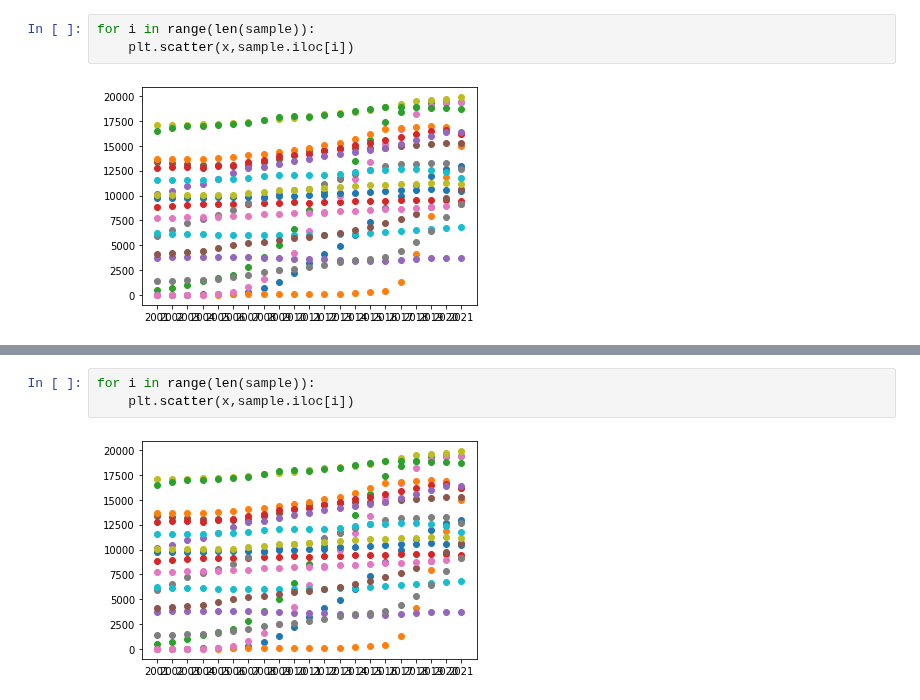
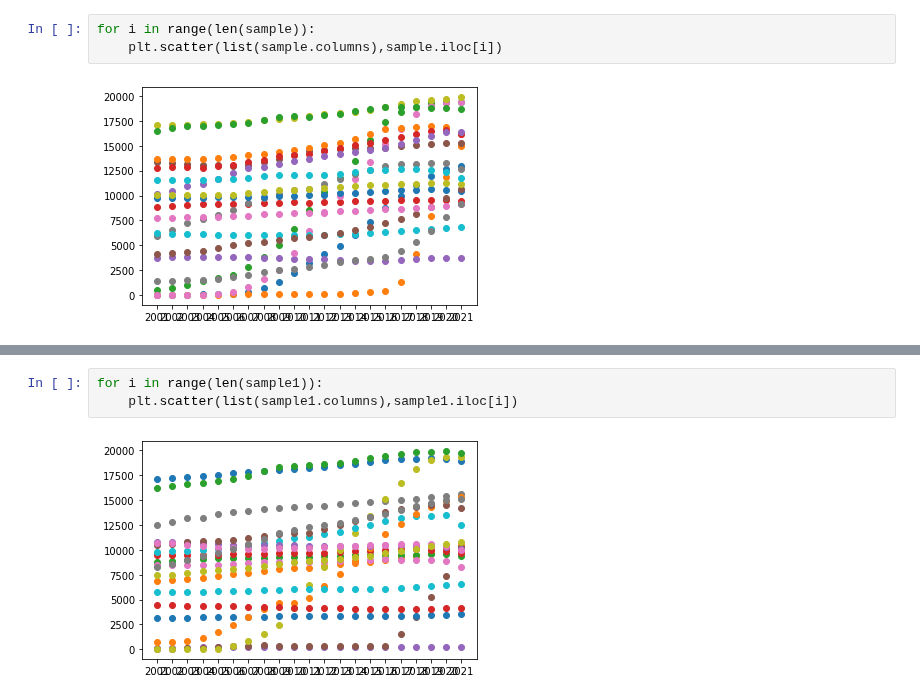
Before and after one commit to MAST30034-Applied-Data-Science/generic-real-estate-consulting-project-group-22, a Jupyter notebook: notebooks/population_analyze.ipynb, the cells around one changed output, grey strips where cells are left out. Cells and saved outputs as stored; diff of their text form.

```diff
--- a/notebooks/population_analyze.ipynb
+++ b/notebooks/population_analyze.ipynb
@@ -76,7 +87,7 @@ sample
 20 rows × 21 columns
 # %%
 for i in range(len(sample)):
-    plt.scatter(x,sample.iloc[i])
+    plt.scatter(list(sample.columns),sample.iloc[i])
 # %% [output]
 [figure]
 # %%
@@ -104,7 +115,7 @@ sample1
 | 82 | 5736 | 5750 | 5762 | 5801 | 5815 | 5857 | 5890 | 5914 | 5992 | 6036 | ... | ... |
 20 rows × 21 columns
 # %%
-for i in range(len(sample)):
-    plt.scatter(x,sample.iloc[i])
+for i in range(len(sample1)):
+    plt.scatter(list(sample1.columns),sample1.iloc[i])
 # %% [output]
-[figure, old version]
+[figure, new version]
```
Also changed, not shown: parts of 10 cells of this notebook, 1 other file.
